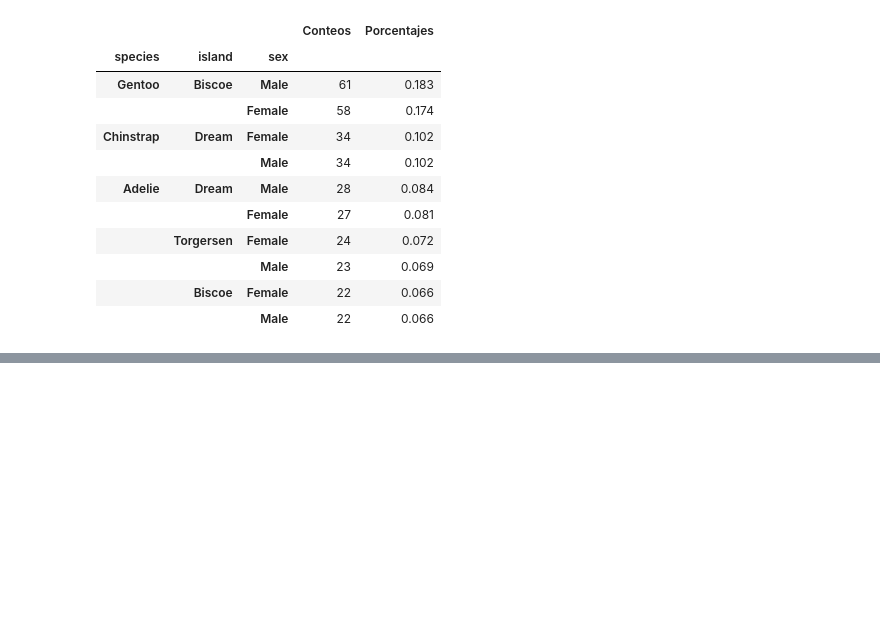
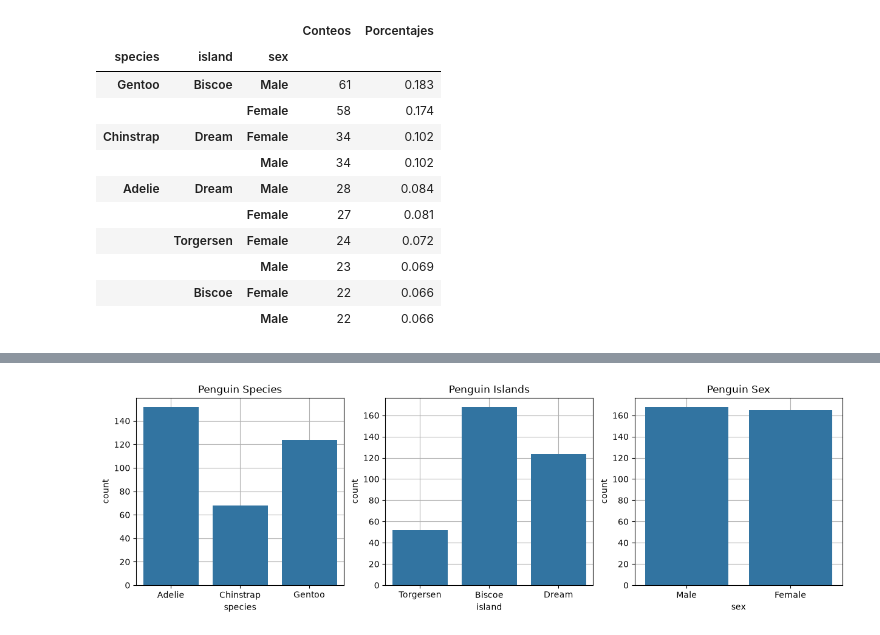
Before and after one commit to CienciaDatosUdea/002_EstudiantesAprendizajeEstadistico, a Jupyter notebook: semestre2026-2/Estudiantes/Lopez_5333/Laboratorio_01_pinguinos_v2_IA.ipynb, the cells around one changed output, grey strips where cells are left out. Cells and saved outputs as stored; diff of their text form; code cells hidden in the pictures; blank space fills up the shorter version.

```diff
--- a/semestre2026-2/Estudiantes/Lopez_5333/Laboratorio_01_pinguinos_v2_IA.ipynb
+++ b/semestre2026-2/Estudiantes/Lopez_5333/Laboratorio_01_pinguinos_v2_IA.ipynb
@@ -119,0 +230,20 @@ Conteos Variables Categoricas
+# %%
+#10. Graficos de Conteo Variables de baja Cardinalidad
+
+fig, ax = plt.subplots(1, 3, figsize=(15, 4))
+
+sns.countplot(data=pen_df, x='species', zorder=2, ax=ax[0])
+ax[0].set_title('Penguin Species')
+ax[0].grid(zorder=1)
+
+sns.countplot(data=pen_df, x='island', zorder=2, ax=ax[1])
+ax[1].set_title('Penguin Islands')
+ax[1].grid(zorder=1)
+
+sns.countplot(data=pen_df, x='sex', zorder=2, ax=ax[2])
+ax[2].set_title('Penguin Sex')
+ax[2].grid(zorder=1)
+
+plt.show()
+# %% [output]
+[figure, added]
```
Also changed, not shown: parts of 13 cells of this notebook.
